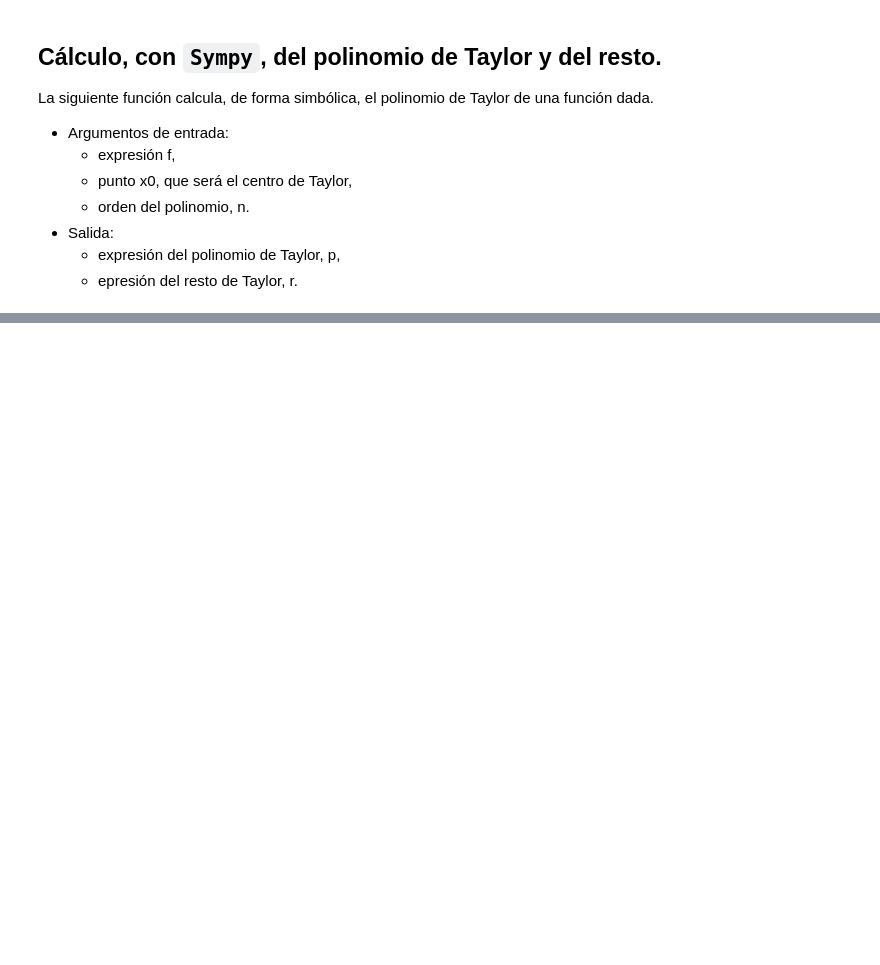
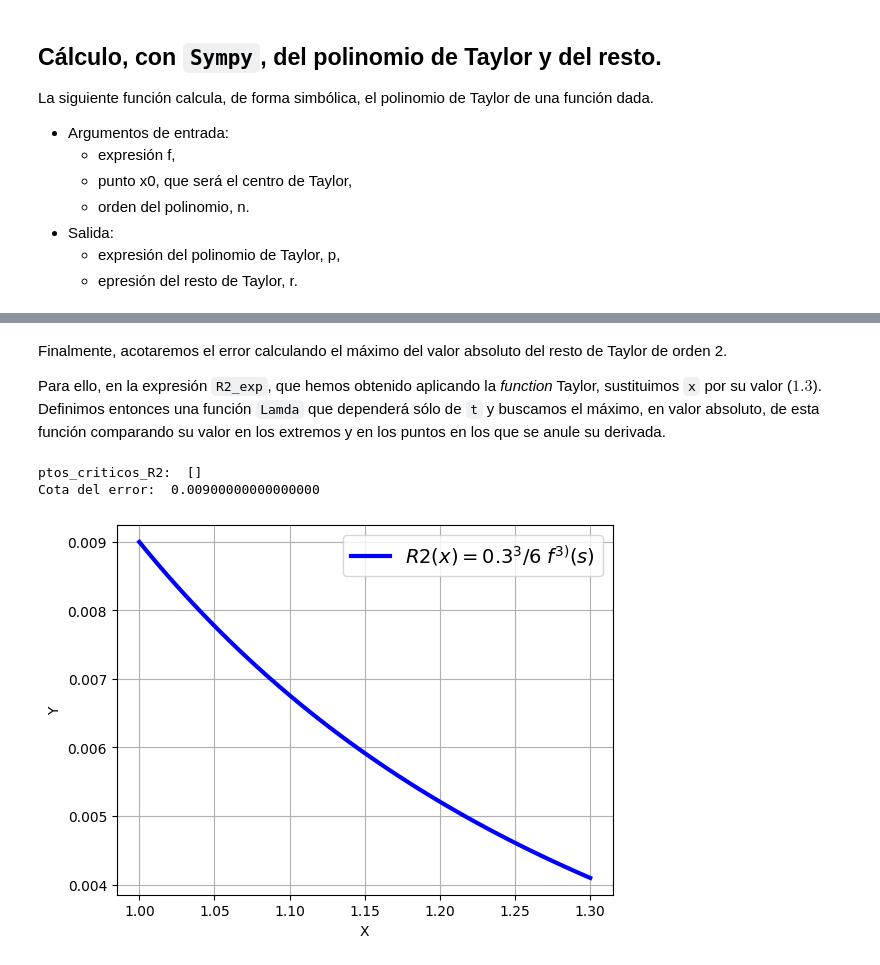
Before and after one commit to yerdna14/JB-Calculo1-UDC, a Jupyter notebook: _build/jupyter_execute/capitulos/05/05.Derivacion.ipynb, the cells around one changed output, grey strips where cells are left out. Cells and saved outputs as stored; diff of their text form; code cells hidden in the pictures; blank space fills up the shorter version.

```diff
--- a/_build/jupyter_execute/capitulos/05/05.Derivacion.ipynb
+++ b/_build/jupyter_execute/capitulos/05/05.Derivacion.ipynb
@@ -148,0 +244,32 @@ En la Sección {ref}`sec_Taylor` puedes ver cómo se aplica esta función a un p
+# %% [markdown]
+Finalmente, acotaremos el error calculando el máximo del valor absoluto del resto de Taylor de orden 2.
+
+Para ello, en la expresión `R2_exp`, que hemos obtenido aplicando la *function* Taylor, sustituimos `x` por su valor ($1.3$).
+Definimos entonces una función `Lamda` que dependerá sólo de `t` y buscamos el máximo, en valor absoluto, de esta función comparando su valor en los extremos y en los puntos en los que se anule su derivada.
+# %%
+R2_exp_xfijo = R2_exp.subs({x:1.3})
+R2 = sp.Lambda (t, R2_exp_xfijo)
+
+# Comprobamos que R2 no tiene puntos críticos
+ptos_criticos_R2 = sp.solve (sp.diff(R2,x))
+print('ptos_criticos_R2: ',ptos_criticos_R2)
+
+# Elegimos el máximo de R2, en valor absoluto, comparando sus valores en los extremos del intervalo
+cota_error = sp.Max( sp.Abs(R2(1.)), sp.Abs(R2(1.3)) )
+
+print('Cota del error: ',cota_error)
+
+# Dibujamos R2 en [1,1.3]
+R2_vec = sp.lambdify(t,R2_exp_xfijo)
+s1 = np.linspace(1, 1.3, 100)
+R2_s1 = R2_vec(s1)
+plt.plot(s1, R2_s1, c='b', lw='3',  label='$R2(x)=0.3^{3}/{6}\; f^{3)}(s)$')
+plt.ylabel('Y', fontsize=10)
+plt.xlabel('X', fontsize=10)
+plt.grid()
+plt.legend(prop={'size': 14})
+plt.show()
+# %% [output]
+ptos_criticos_R2:  []
+Cota del error:  0.00900000000000000
+[figure, added]
```
Also changed, not shown: parts of 6 cells of this notebook, 17 other files.
